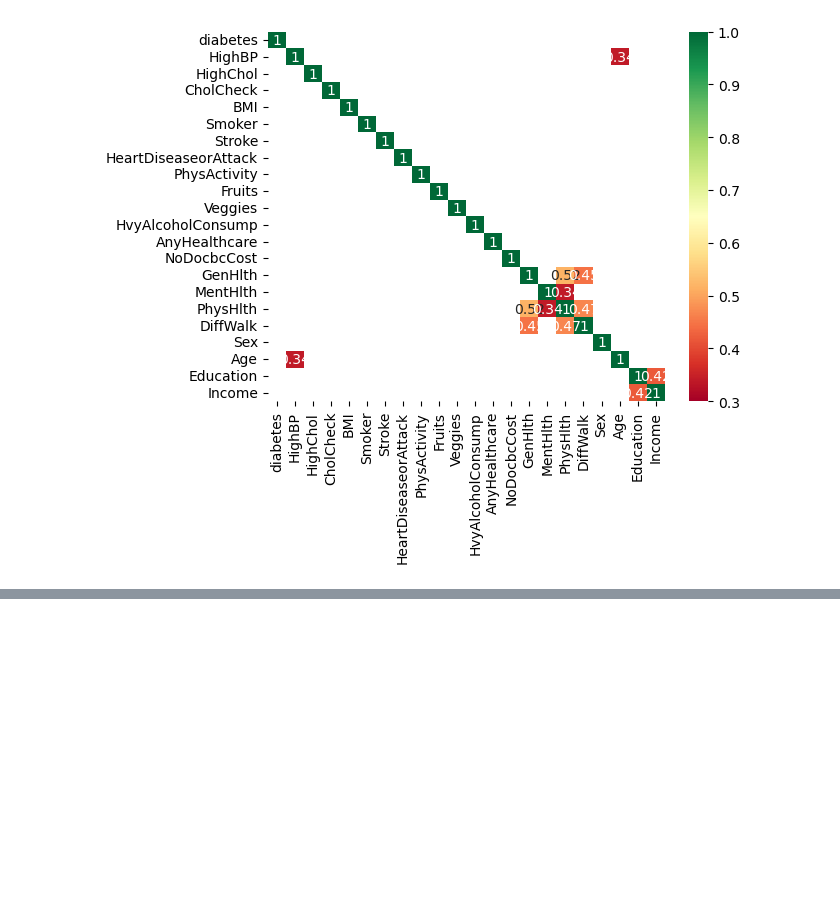
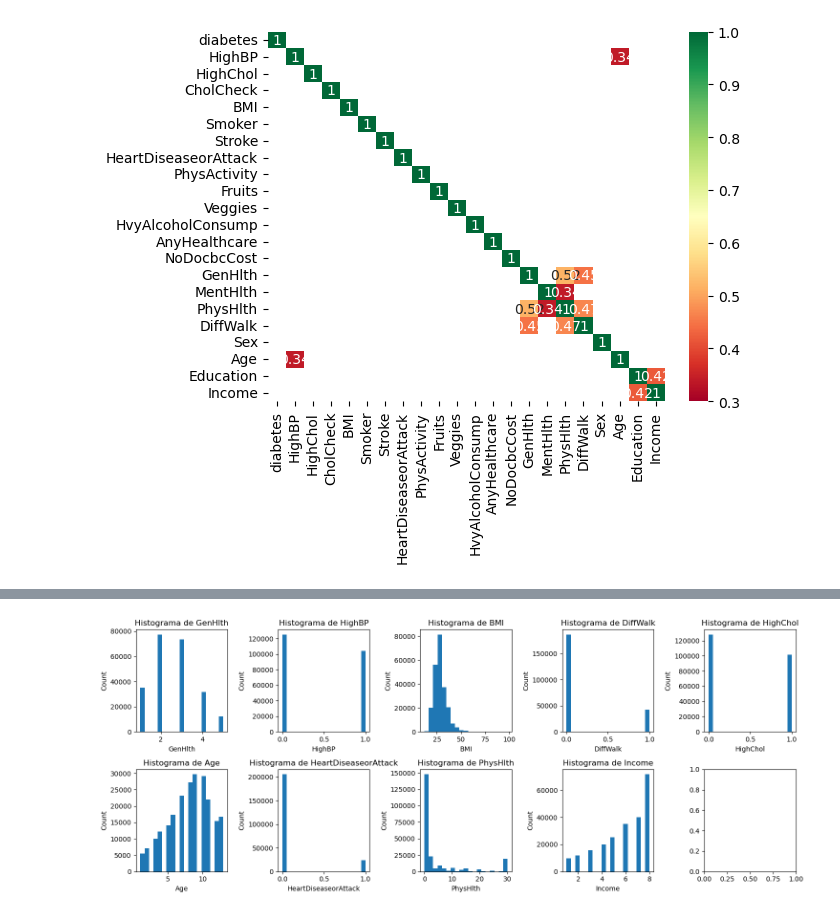
Before and after one commit to juanlt9905/machineLearning2025, a Jupyter notebook: exploracion_de_datos.ipynb, the cells around one changed output, grey strips where cells are left out. Cells and saved outputs as stored; diff of their text form; code cells hidden in the pictures; blank space fills up the shorter version.

```diff
--- a/exploracion_de_datos.ipynb
+++ b/exploracion_de_datos.ipynb
@@ -193,3 +257,30 @@ plt.show()
+# %%
+columnas_para_histograma = ['GenHlth', 'HighBP', 'BMI', 'DiffWalk', 'HighChol', 'Age', 'HeartDiseaseorAttack', 'PhysHlth','Income']
+
+num_filas = 2
+num_columnas = (len(columnas_para_histograma) + 1) // num_filas  # Calcula el número de columnas necesarias
+fig, axes = plt.subplots(nrows=num_filas, ncols=num_columnas, figsize=(15, 6))
+
+# Aplanar el array de ejes para iterar fácilmente
+axes = axes.flatten()
+
+for i, col in enumerate(columnas_para_histograma):
+    # Convierte a enteros si la columna es booleana
+    if subset[col].dtype == 'bool':
+        data = subset[col].astype(int)
+    else:
+        data = subset[col]
+
+    k = int(np.ceil(1 + np.log2(len(data))))  # Regla de Sturges
+    axes[i].hist(data, bins=k)
+    axes[i].set_title(f'Histograma de {col}')
+    axes[i].set_xlabel(col)
+    axes[i].set_ylabel('Count')
+
+plt.tight_layout()
+plt.show()
+# %% [output]
+[figure, added]
 # %%
 #GRafica de pastel sobre variables Sexo
 
```
Also changed, not shown: parts of 15 cells of this notebook, 4 other files.
